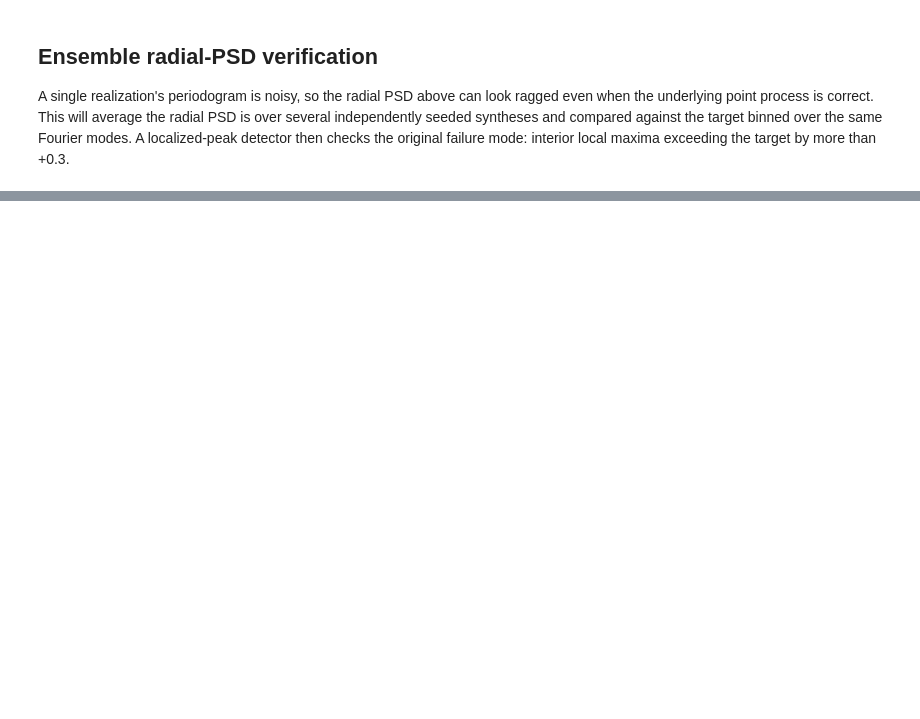
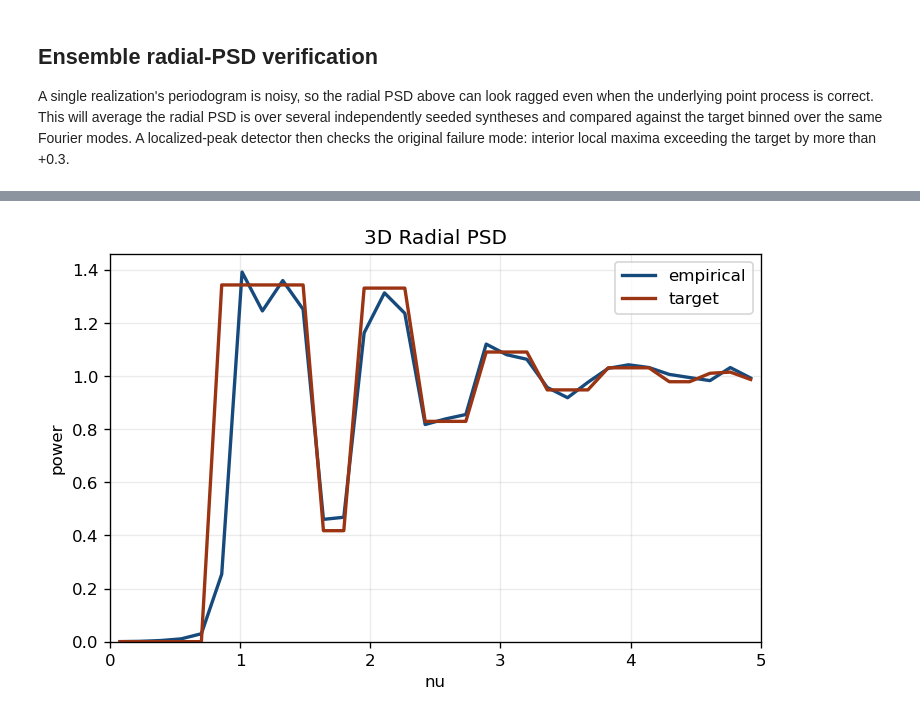
Before and after one commit to lilinitsy/BlueNoisePointProcesses, a Jupyter notebook: python/ds-wave-testing.ipynb, the cells around one changed output, grey strips where cells are left out. Drawn from its saved outputs; the diff is of its cells as text; code cells hidden in the pictures; blank space fills up the shorter version.

```diff
--- a/python/ds-wave-testing.ipynb
+++ b/python/ds-wave-testing.ipynb
@@ -128,8 +131,8 @@ device = "auto"
 # PCF matching is the only synthesis algorithm: the faithful Heck-2013 / DS-Wave
 # RDF-matching optimizer that produces the decaying-square-wave radial PSD.
 step_scale = 1.0
-num_bins = None  # None resolves to max(4096, n_points): RDF bins decoupled from N (RC-1 fix)
-smoothing = None  # None holds calibrated normalized sigma_rnorm=0.04; a number = raw sigma in bins (legacy)
+num_bins = None  # None resolves to max(4096, n_points): RDF bins decoupled from N
+smoothing = None
 chunk_size = 256
 initial_points = None
 
@@ -147,8 +150,8 @@ sweep_step_scale_values = [0.5 * step_scale, step_scale, 1.5 * step_scale]
 
 n_points_3d = 4096
 iterations_3d = 5 * iterations
-num_bins_3d = None  # 3D module is unchanged by the 2D refactor; None keeps its original coupling
-smoothing_3d = 8.0  # 3D module keeps the original bins-based smoothing semantics
+num_bins_3d = None  # None resolves to max(4096, n_points): RDF bins decoupled from N (RC-1 fix, 3D)
+smoothing_3d = None  # None holds the calibrated normalized sigma_rnorm=0.04 via the N^(1/3) normalizer
 step_scale_3d = step_scale
 chunk_size_3d = chunk_size
 # %% [output]
@@ -709,20 +726,22 @@ else:
 	fig.show()
 # %%
 # 3D radial PSD diagnostic
-psd_num_bins_3d = 80
-psd_mode_limit_3d = 12000
+psd_num_bins_3d = 32
+psd_mode_limit_3d = 64000
 
 if "points_3d" not in globals():
 	print("Run the 3D point synthesis cell first.")
 else:
 	fig = ds_wave_3d.plot_radial_psd_overlay_3d(
 		points_3d,
 		target_3d,
 		num_bins=psd_num_bins_3d,
 		max_freq=nu_max,
 		mode_limit=psd_mode_limit_3d,
 	)
 	fig.show()
+# %% [output]
+[figure, added]
 # %%
 # 3D slice visualization: several periodic z slabs
 slice_width = 0.05
```
Also changed, not shown: parts of 21 cells of this notebook, 2 other files.
